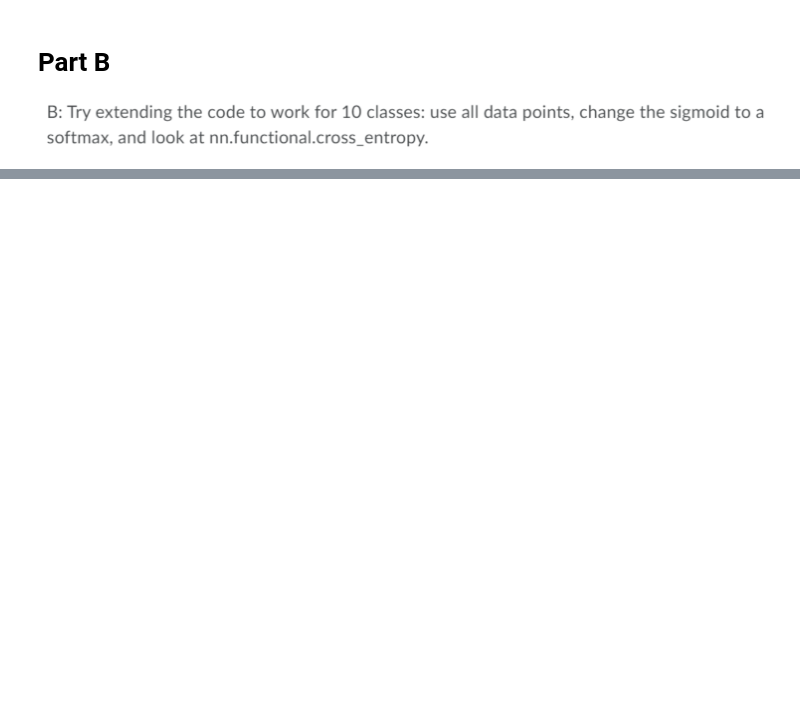
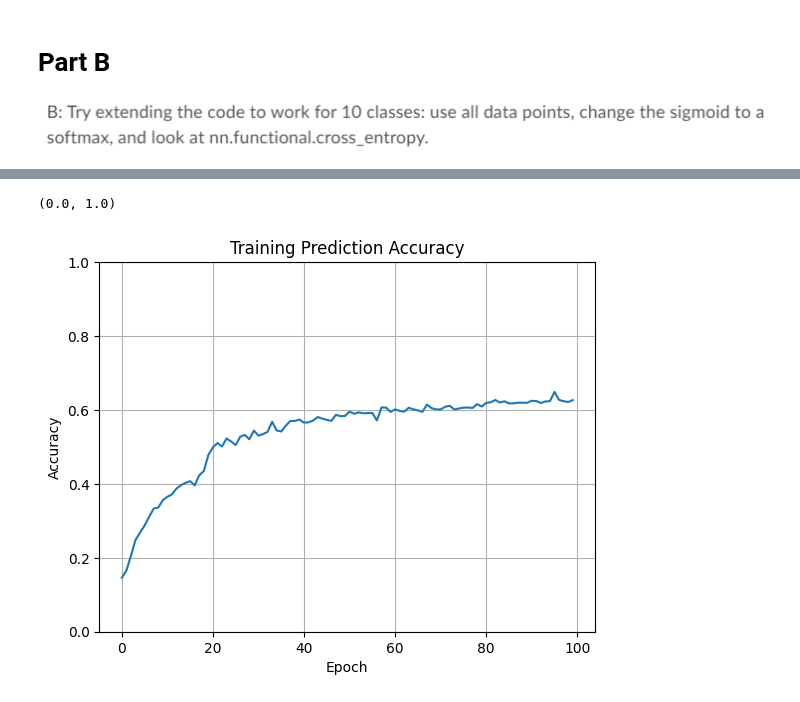
Before and after one commit to KasperMollerHansen/DeepLearning, a Jupyter notebook: jonathan/week_2_jupyter.ipynb, the cells around one changed output, grey strips where cells are left out. Saved outputs shown, nothing was run; the diff lists cells and outputs as text; code cells hidden in the pictures; blank space fills up the shorter version.

```diff
--- a/jonathan/week_2_jupyter.ipynb
+++ b/jonathan/week_2_jupyter.ipynb
@@ -148,3 +139,6 @@ accuracy:
 # %% [markdown]
 # Part B
 ![image.png](attachment:image.png)
+# %%
+#load handwritten digits data - keep all digits
+X,y = mnist_data()
@@ -150,0 +155,11 @@ accuracy:
+# %%
+#Making a neural network
+class Net1(nn.Module):
+    def __init__(self):
+        super().__init__()
+        self.inputLayer=nn.Linear(784,10, bias=True)
+    def forward(self,x):
+        x = self.inputLayer(x)
+        m = nn.Softmax(dim=0)
+        x = m(x)
+        return torch.squeeze(x)
@@ -150,0 +221,11 @@ accuracy:
+# %%
+w = model.inputLayer.weight
+plt.plot(accuracy)
+plt.title('Training Prediction Accuracy')
+plt.xlabel('Epoch')
+plt.ylabel('Accuracy')
+plt.grid()
+plt.ylim([0,1])
+# %% [output]
+(0.0, 1.0)
+[figure, added]
```
Also changed, not shown: parts of 10 cells of this notebook.
